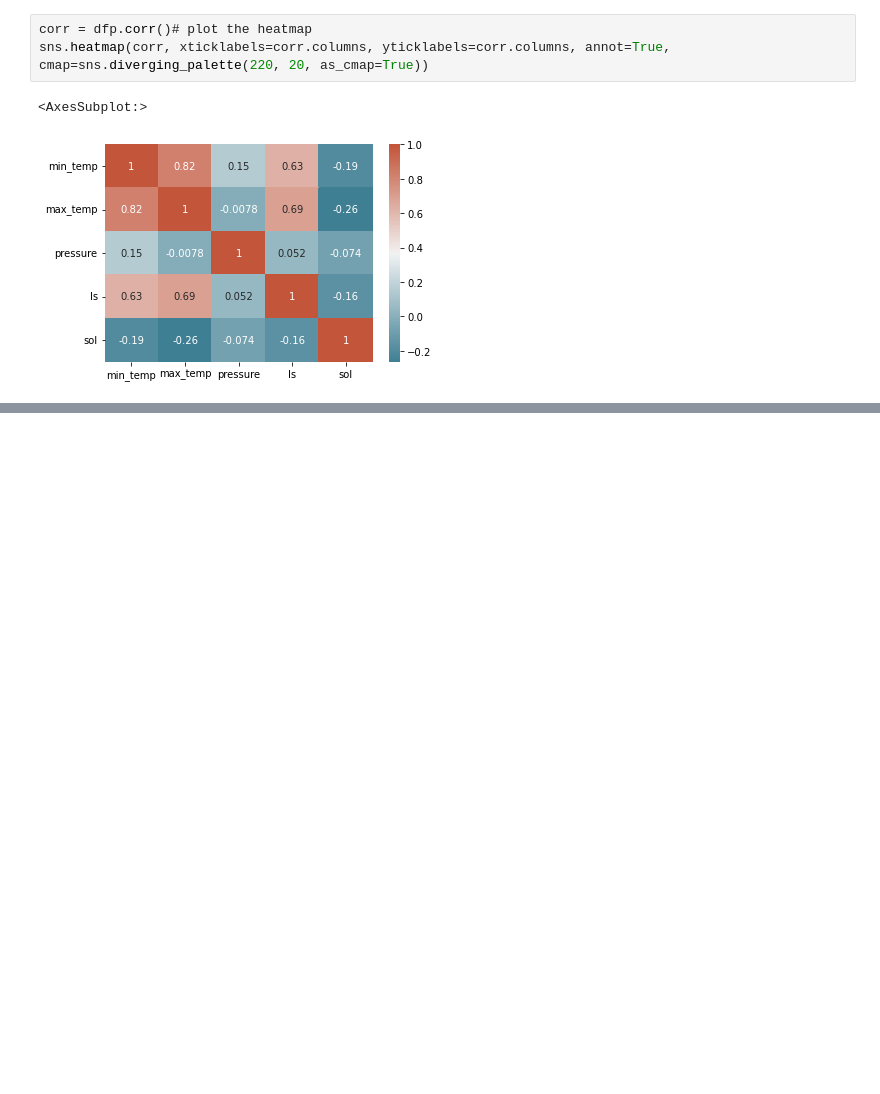
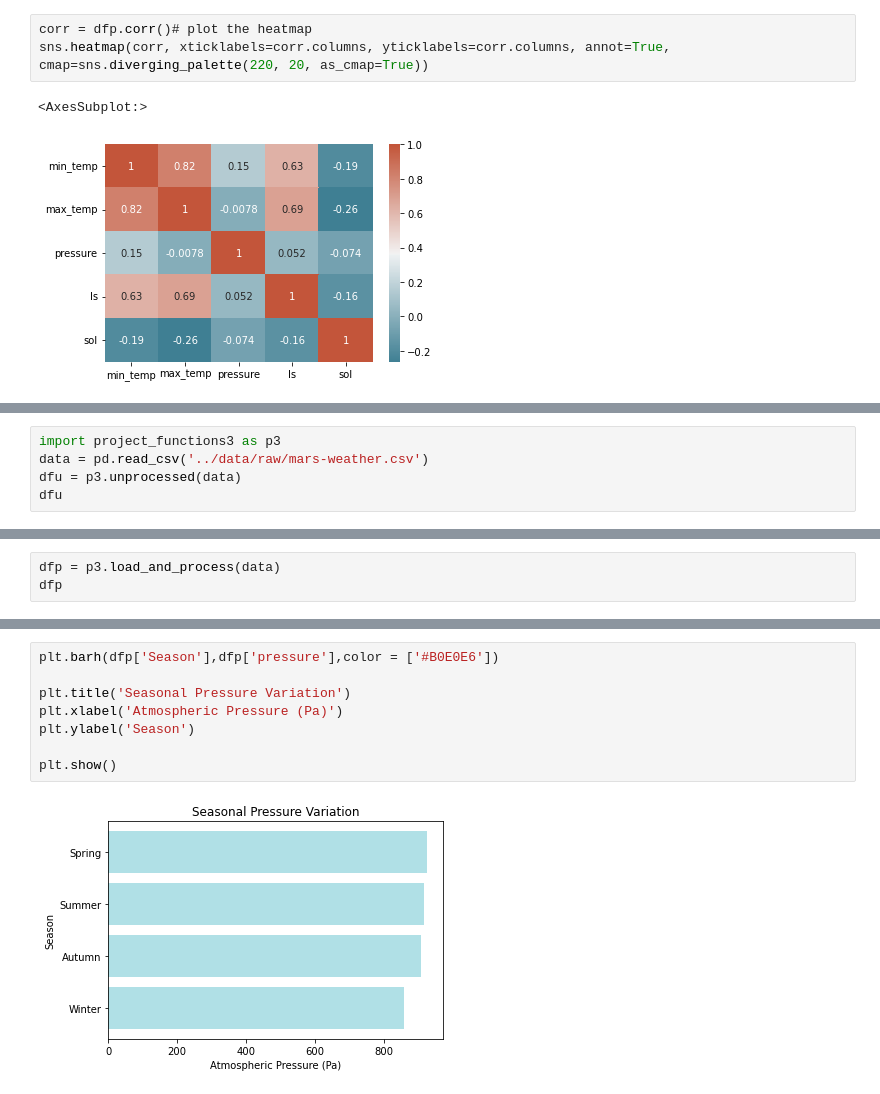
Before and after one commit to data301-2021-winter1/group15-project, a Jupyter notebook: notebooks/analysis2.ipynb, the cells around one changed output, grey strips where cells are left out. Cells and saved outputs as stored; diff of their text form; blank space fills up the shorter version.

Commit message:
Added barplot, added figure titles, changed axis titles

```diff
--- a/notebooks/analysis2.ipynb
+++ b/notebooks/analysis2.ipynb
@@ -356,0 +363,5 @@ sns.heatmap(corr, xticklabels=corr.columns, yticklabels=corr.columns, annot=True
+# %%
+import project_functions3 as p3
+data = pd.read_csv('../data/raw/mars-weather.csv')
+dfu = p3.unprocessed(data)
+dfu
@@ -356,0 +382,3 @@ sns.heatmap(corr, xticklabels=corr.columns, yticklabels=corr.columns, annot=True
+# %%
+dfp = p3.load_and_process(data)
+dfp
@@ -356,0 +399,10 @@ sns.heatmap(corr, xticklabels=corr.columns, yticklabels=corr.columns, annot=True
+# %%
+plt.barh(dfp['Season'],dfp['pressure'],color = ['#B0E0E6'])
+
+plt.title('Seasonal Pressure Variation')
+plt.xlabel('Atmospheric Pressure (Pa)')
+plt.ylabel('Season')
+
+plt.show()
+# %% [output]
+[figure, added]
```
Also changed, not shown: parts of 5 cells of this notebook, 1 other file.
